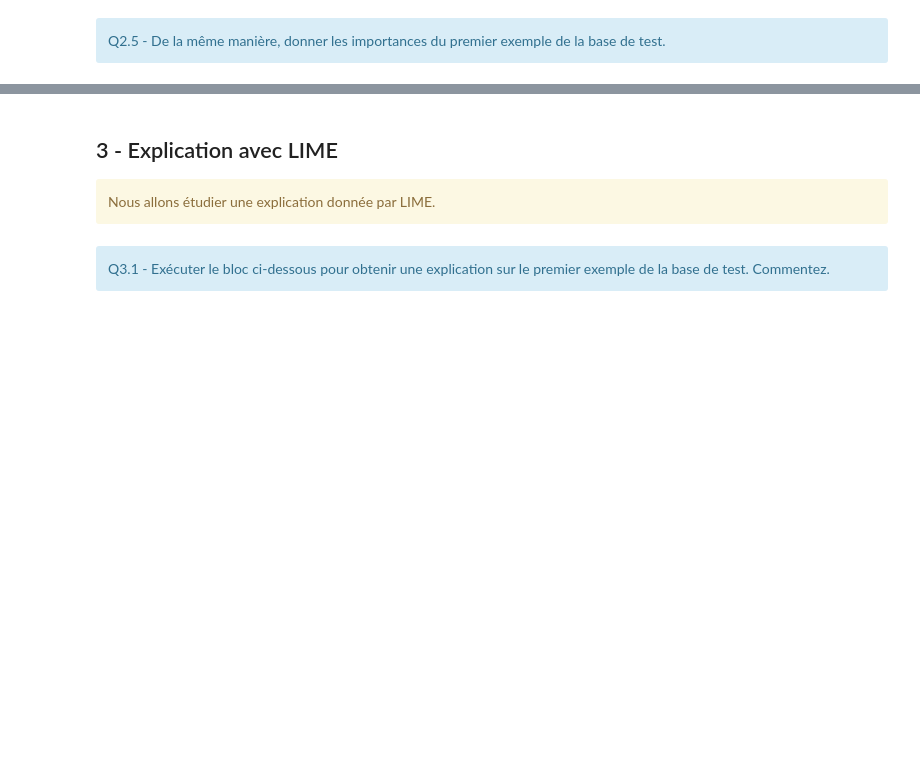
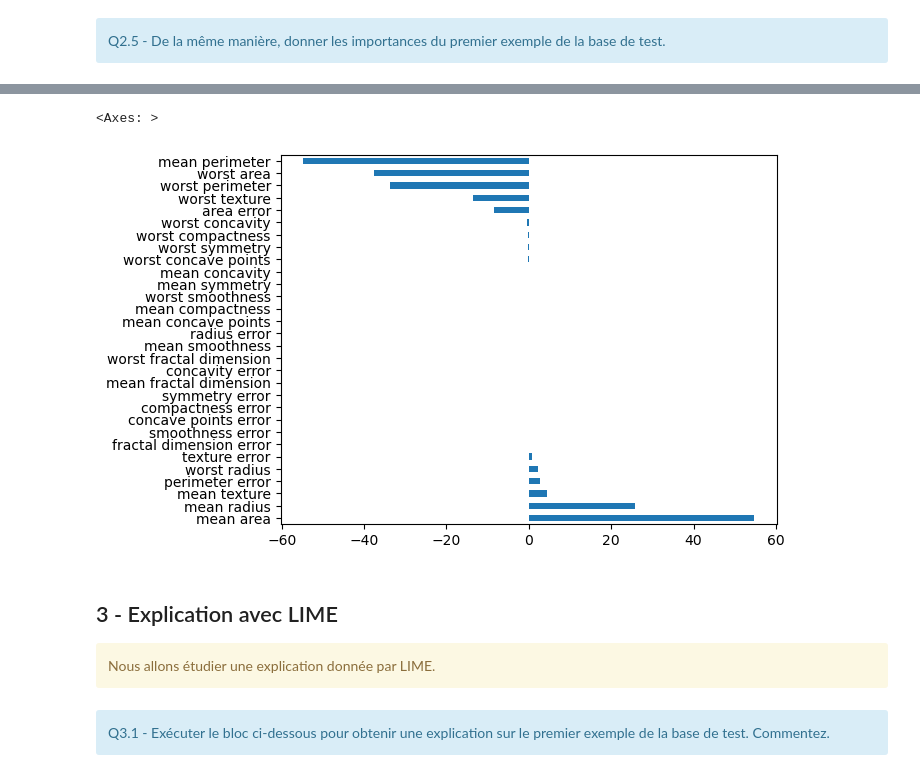
Before and after one commit to nhs2828/IA-Explicable, a Jupyter notebook: tme3/TME03-agg-LIME.ipynb, the cells around one changed output, grey strips where cells are left out. Saved outputs shown, nothing was run; the diff lists cells and outputs as text; code cells hidden in the pictures; blank space fills up the shorter version.

```diff
--- a/tme3/TME03-agg-LIME.ipynb
+++ b/tme3/TME03-agg-LIME.ipynb
@@ -284,3 +290,8 @@ pd.Series(coefs, index=feature_names).nlargest(coefs.size).plot(kind='barh')
+# %%
+pd.Series(X_test[0]*coefs, index=feature_names).nlargest(X_test[0].size).plot(kind='barh')
+# %% [output]
+<Axes: >
+[figure, added]
 # %% [markdown]
 ## 3 - Explication avec LIME
 
```
Also changed, not shown: parts of 29 cells of this notebook, 2 other files.
